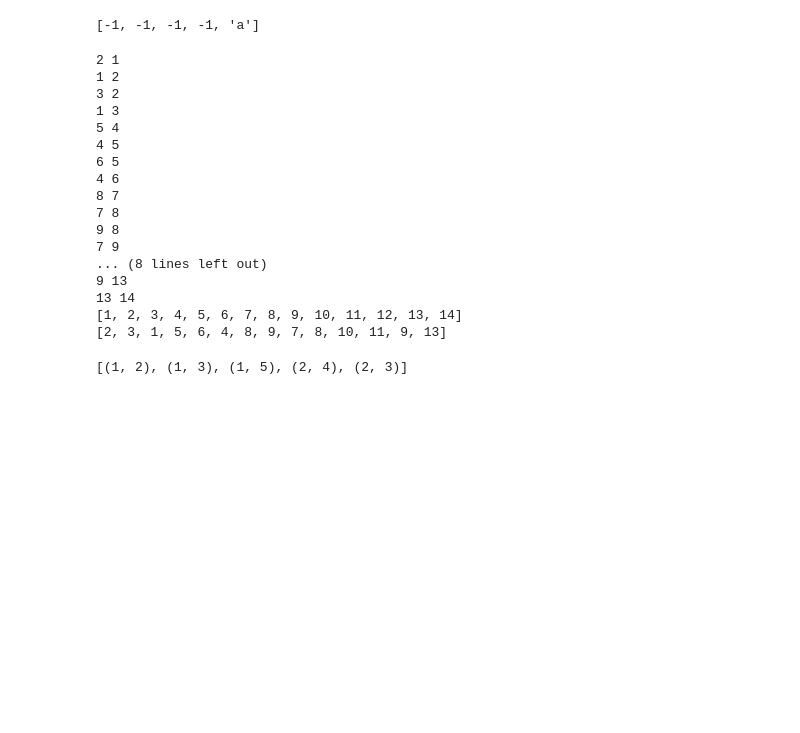
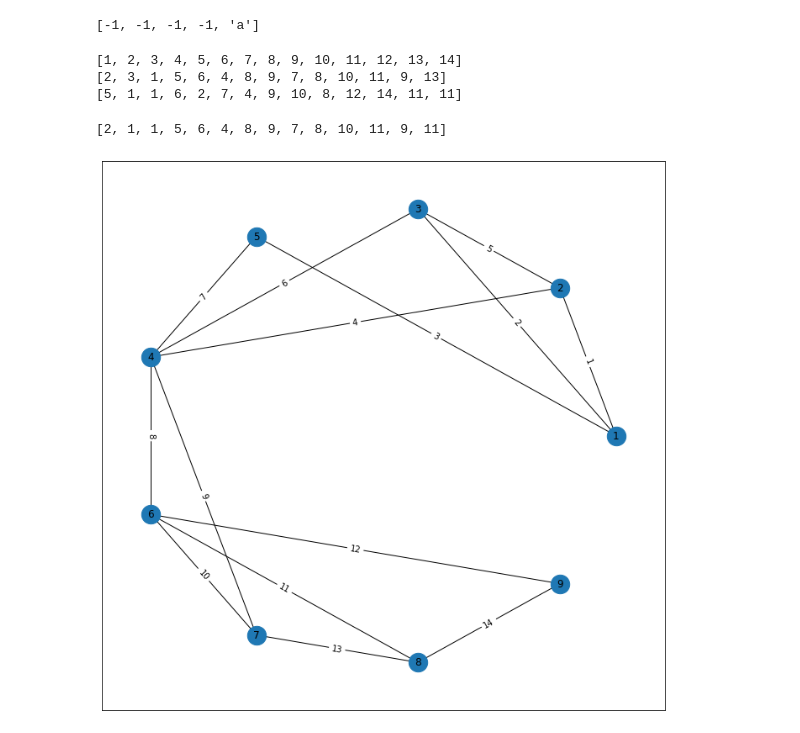
Before and after one commit to nur-zaman/M-Link-Algorithm, a Jupyter notebook: main.ipynb, the cells around one changed output. Saved outputs shown, nothing was run; the diff lists cells and outputs as text; code cells hidden in the pictures; blank space fills up the shorter version.

```diff
--- a/main.ipynb
+++ b/main.ipynb
@@ -411,7 +435,7 @@ def has_common_element(list1, list2):
     return False
 # %%
 # this takes a list of community and returns a list of locus and gene
-def communityToGene(communities,number_of_nodes,number_of_edges,labledEdge):
+def communityToGene(communities:list,number_of_nodes:int,number_of_edges:int,labledEdge:dict):
     locus = [i for i in range(1,number_of_edges+1)]
     gene = [-1] * number_of_edges
     # overlappingEdges = []
@@ -429,53 +453,42 @@ def communityToGene(communities,number_of_nodes,number_of_edges,labledEdge):
                 if element in edges:
                     if(gene[edgeLabel-1]!=-1 or gene[element-1]== edgeLabel):
                         continue
-                    else:
-                        gene[edgeLabel-1] = element
-                        edges.remove(element)
-                        break
-
-
-
-            # if(gene[i[0]-1]!= -1 or gene[i[1]-1] != -1):
-            #     overlappingEdges.append(i)
-            #     continue
-            # if(gene[i[0]-1] == -1):
-            #     # l = locus.index(i[1])
-            #     gene[i[0]-1] = i[1]
-            # else:
-            #     gene[i[1]-1] = i[0]
-
-    # print(overlappingEdges)
+                    gene[edgeLabel-1] = element
+                    edges.remove(element)
+                    break
     return locus,gene
 
 
 locus,gene = [],[]
 locus,gene = communityToGene([[1,2,3,4,5], [6,7,8, 9]],number_of_nodes,number_of_edges,labledEdge)
+print((locus))
+print((gene))
 
-print(locus)
-print(gene)
+locus,gene = communityToGene(localExpansionWithEigen(undirected_graph),number_of_nodes,number_of_edges,labledEdge)
+print((gene))
 # %% [output]
-2 1
-1 2
-3 2
-1 3
-5 4
-4 5
-6 5
-4 6
-8 7
-7 8
-9 8
-7 9
-... (8 lines left out)
-9 13
-13 14
 [1, 2, 3, 4, 5, 6, 7, 8, 9, 10, 11, 12, 13, 14]
 [2, 3, 1, 5, 6, 4, 8, 9, 7, 8, 10, 11, 9, 13]
+[5, 1, 1, 6, 2, 7, 4, 9, 10, 8, 12, 14, 11, 11]
 # %%
 def locusNgeneToTuples(locus:list,gene:list):
     pass
-# %%
-list(undirected_graph.edges((1, 2)))
-# %% [output]
-[(1, 2), (1, 3), (1, 5), (2, 4), (2, 3)]
+# %%
+def crossOver(parent1:list, parent2:list, cp:float):
+    offspring = [-1]*len(parent1)
+    for g in range(len(offspring)):
+        if rd.uniform(0, 1) < cp:
+            offspring[g] = parent1[g]
+        else:
+            offspring[g] = parent2[g]
+    return offspring
+
+testParent1 = [2, 3, 1, 5, 6, 4, 8, 9, 7, 8, 10, 11, 9, 13]
+testParent2 = [5, 1, 1, 6, 2, 7, 4, 9, 10, 8, 12, 14, 11, 11]
+crossOver(testParent1,testParent2, 0.5)
+# %% [output]
+[2, 1, 1, 5, 6, 4, 8, 9, 7, 8, 10, 11, 9, 11]
+# %%
+drawLayout(labledEdge)
+# %% [output]
+[figure, added]
```
Also changed, not shown: parts of 2 cells of this notebook.
